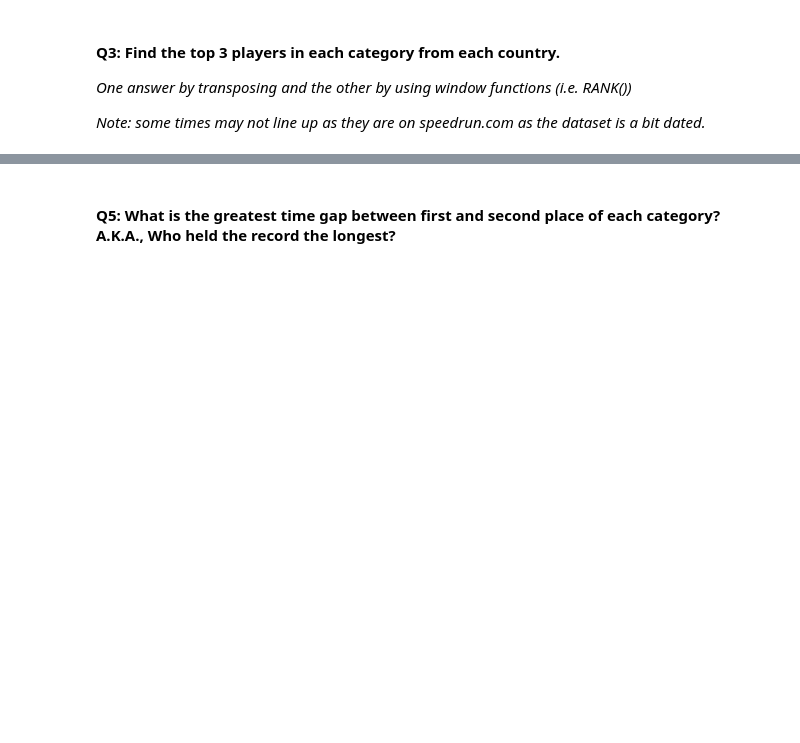
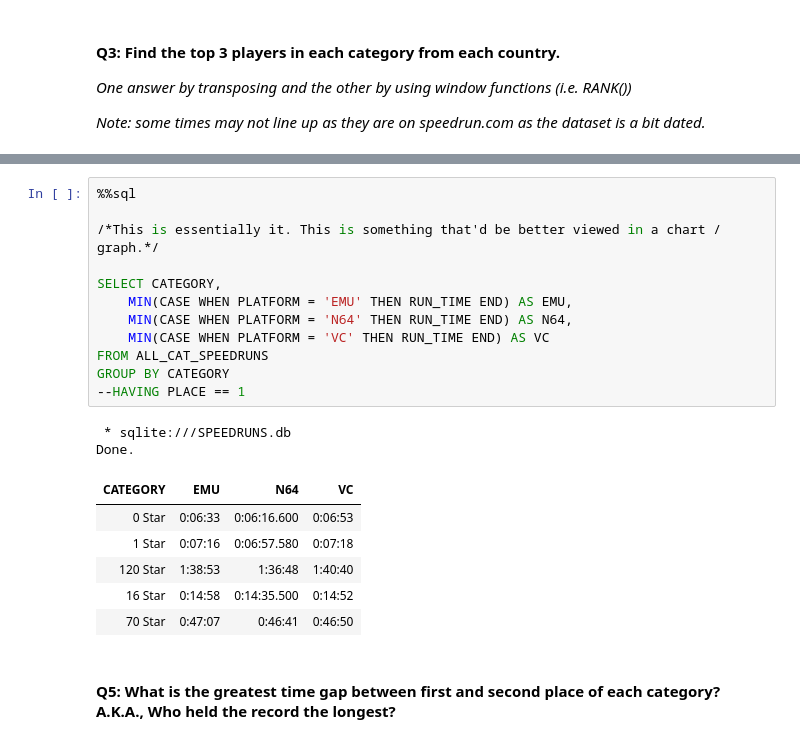
Before and after one commit to ouchmode/SM64-Speedrun-Data, a Jupyter notebook: SM64_Speedruns.ipynb, the cells around one changed output, grey strips where cells are left out. Drawn from its saved outputs; the diff is of its cells as text; blank space fills up the shorter version.

```diff
--- a/SM64_Speedruns.ipynb
+++ b/SM64_Speedruns.ipynb
@@ -396,2 +420,23 @@ Done.
+# %%
+%%sql
+
+/*This is essentially it. This is something that'd be better viewed in a chart / graph.*/
+
+SELECT CATEGORY,
+    MIN(CASE WHEN PLATFORM = 'EMU' THEN RUN_TIME END) AS EMU,
+    MIN(CASE WHEN PLATFORM = 'N64' THEN RUN_TIME END) AS N64,
+    MIN(CASE WHEN PLATFORM = 'VC' THEN RUN_TIME END) AS VC
+FROM ALL_CAT_SPEEDRUNS
+GROUP BY CATEGORY
+--HAVING PLACE == 1
+# %% [output]
+ * sqlite:///SPEEDRUNS.db
+Done.
+| CATEGORY | EMU | N64 | VC |
+| 0 Star | 0:06:33 | 0:06:16.600 | 0:06:53 |
+| 1 Star | 0:07:16 | 0:06:57.580 | 0:07:18 |
+| 120 Star | 1:38:53 | 1:36:48 | 1:40:40 |
+| 16 Star | 0:14:58 | 0:14:35.500 | 0:14:52 |
+| 70 Star | 0:47:07 | 0:46:41 | 0:46:50 |
 # %% [markdown]
 #### **Q5: What is the greatest time gap between first and second place of each category? A.K.A., Who held the record the longest?**
```
Also changed, not shown: parts of 8 cells of this notebook.
